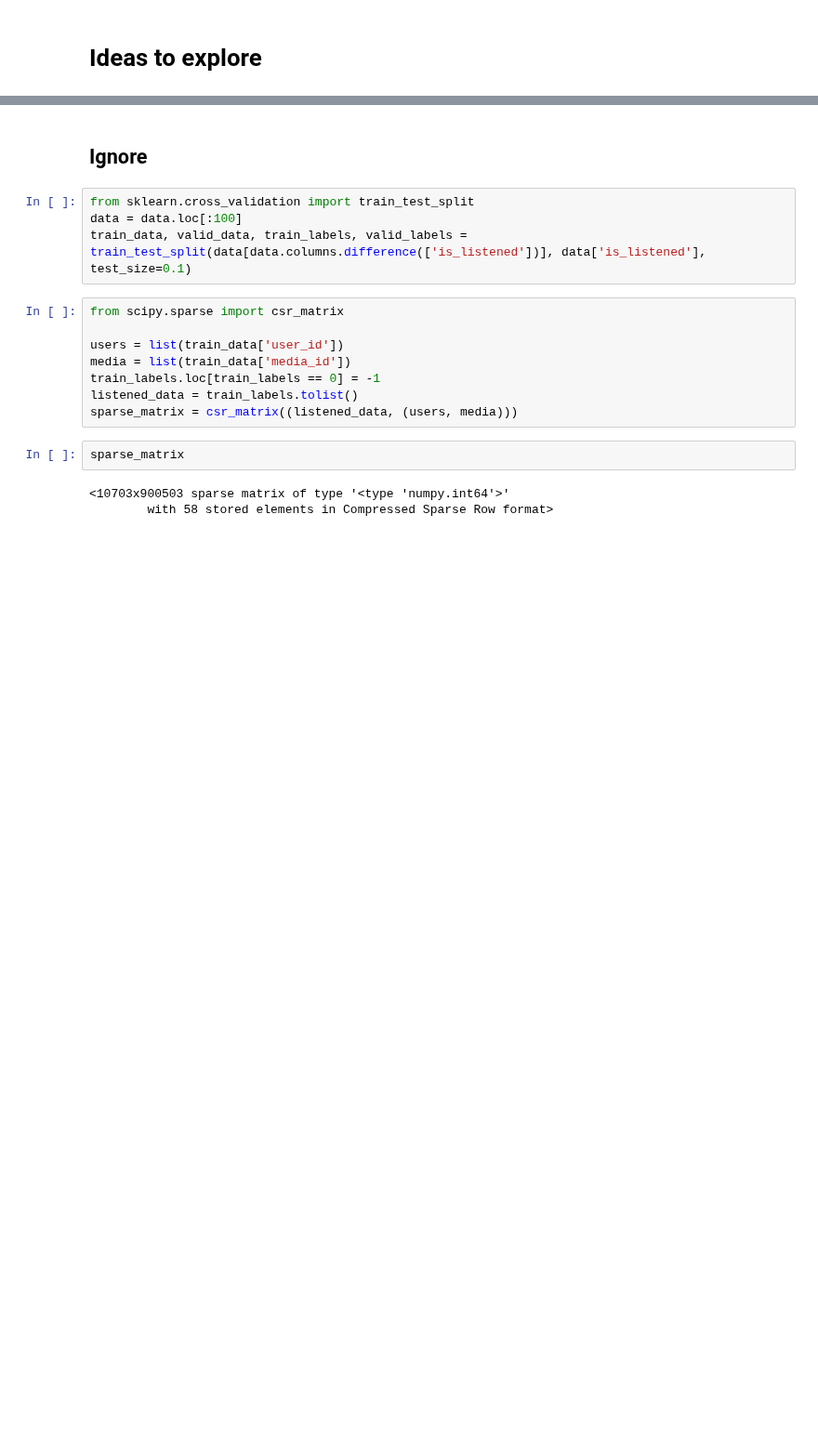
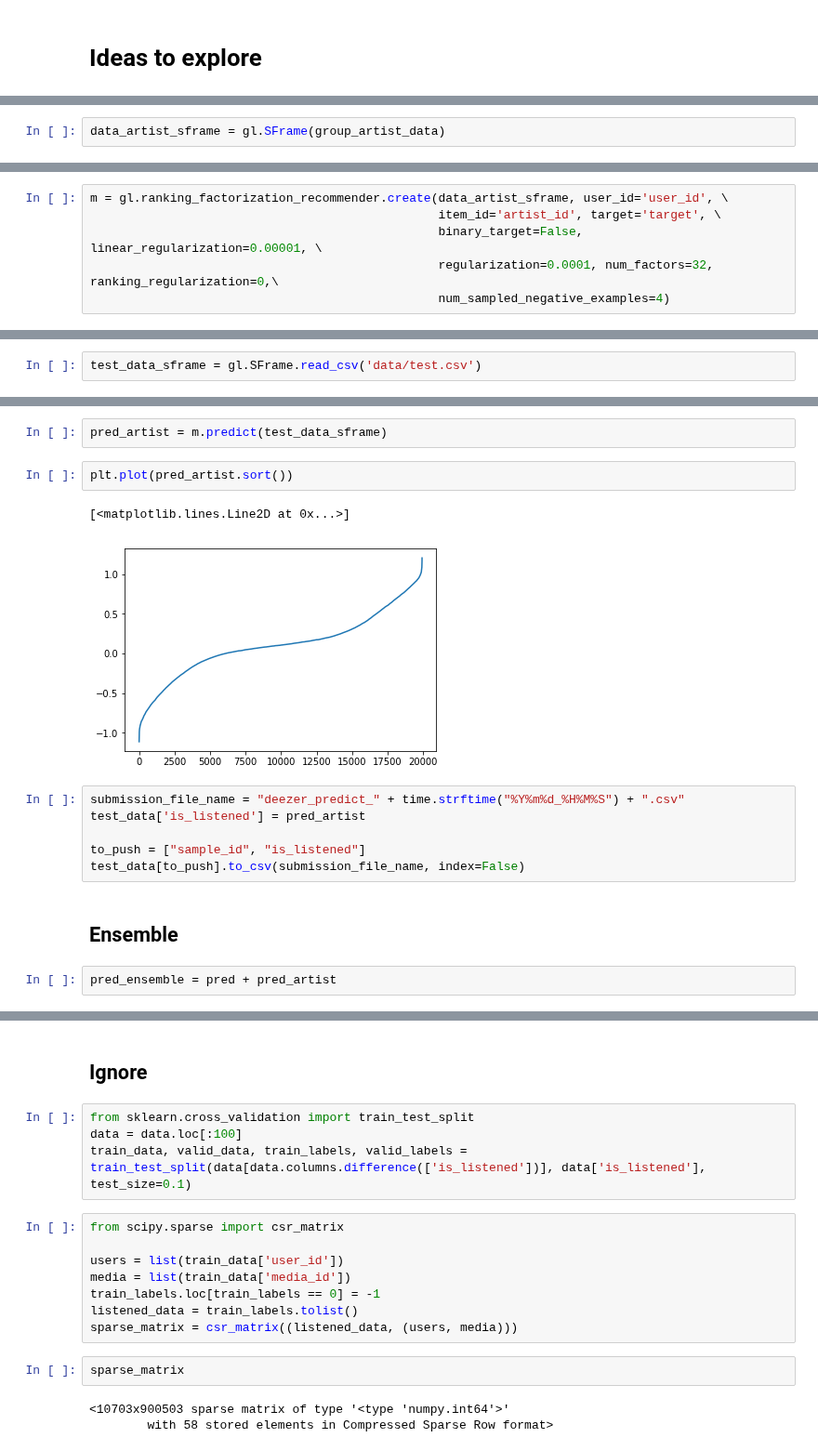
Before and after one commit to lmelvix/deezer-music-recommendation, a Jupyter notebook: CF.ipynb, the cells around one changed output, grey strips where cells are left out. Shown at 93% size. Cells and saved outputs as stored; diff of their text form; blank space fills up the shorter version.

```diff
--- a/CF.ipynb
+++ b/CF.ipynb
@@ -134,0 +251,2 @@ plt.plot(pred.sort())
+# %%
+data_artist_sframe = gl.SFrame(group_artist_data)
@@ -134,0 +290,6 @@ plt.plot(pred.sort())
+# %%
+m = gl.ranking_factorization_recommender.create(data_artist_sframe, user_id='user_id', \
+                                                item_id='artist_id', target='target', \
+                                                binary_target=False, linear_regularization=0.00001, \
+                                                regularization=0.0001, num_factors=32, ranking_regularization=0,\
+                                                num_sampled_negative_examples=4)
@@ -134,0 +310,2 @@ plt.plot(pred.sort())
+# %%
+test_data_sframe = gl.SFrame.read_csv('data/test.csv')
@@ -134,0 +324,17 @@ plt.plot(pred.sort())
+# %%
+pred_artist = m.predict(test_data_sframe)
+# %%
+plt.plot(pred_artist.sort())
+# %% [output]
+[<matplotlib.lines.Line2D at 0x...>]
+[figure, added]
+# %%
+submission_file_name = "deezer_predict_" + time.strftime("%Y%m%d_%H%M%S") + ".csv"
+test_data['is_listened'] = pred_artist
+
+to_push = ["sample_id", "is_listened"]
+test_data[to_push].to_csv(submission_file_name, index=False)
+# %% [markdown]
+## Ensemble
+# %%
+pred_ensemble = pred + pred_artist
```
Also changed, not shown: parts of 28 cells of this notebook.
